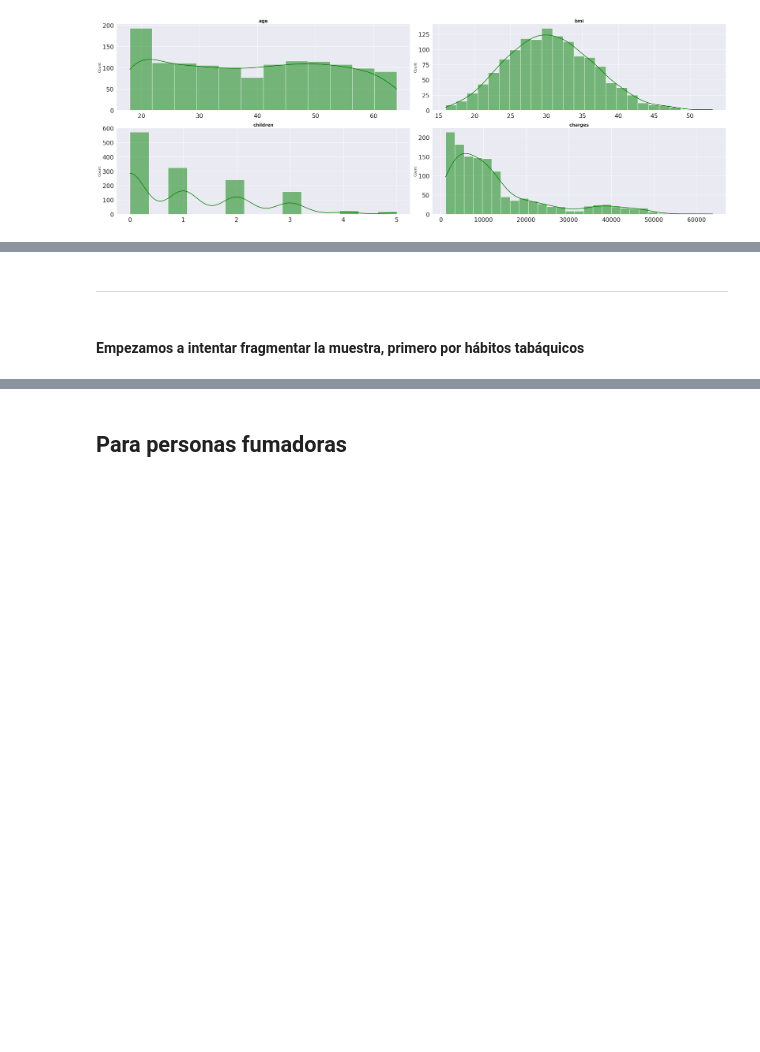
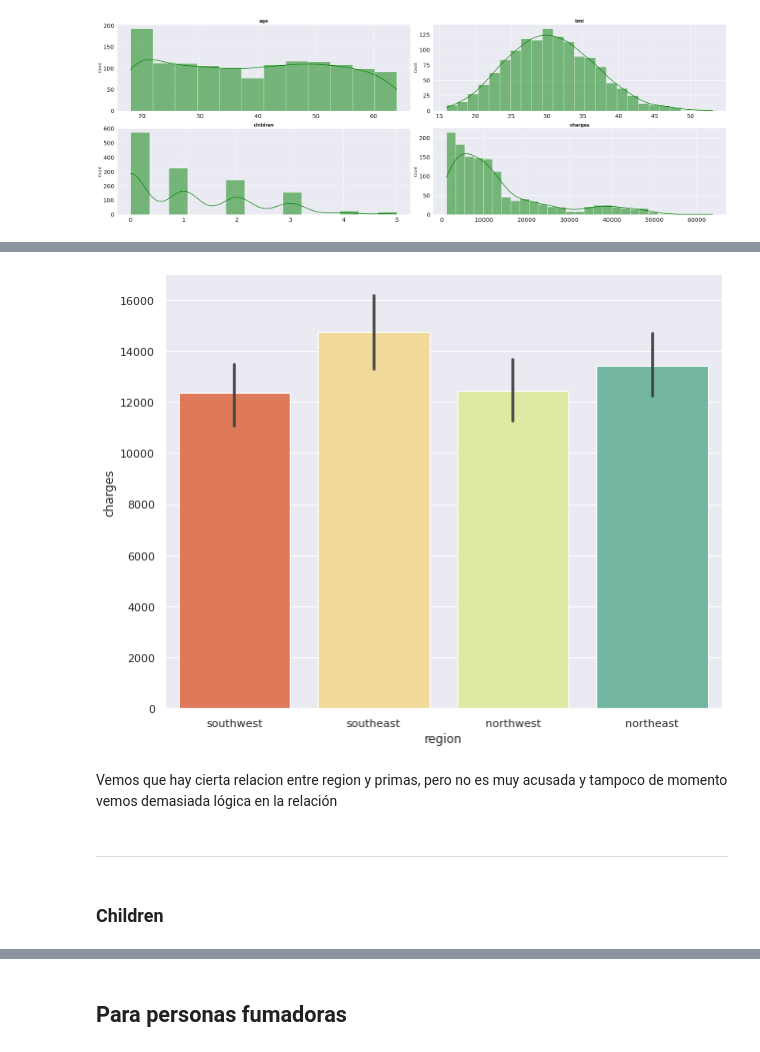
Before and after one commit to Adalab/DA-modulo-3-sprint-1-ana-anak, a Jupyter notebook: regresion-lineal/01-RL-ML-Intro.ipynb, the cells around one changed output, grey strips where cells are left out. Cells and saved outputs as stored; diff of their text form; code cells hidden in the pictures; blank space fills up the shorter version.

```diff
--- a/regresion-lineal/01-RL-ML-Intro.ipynb
+++ b/regresion-lineal/01-RL-ML-Intro.ipynb
@@ -209,4 +286,10 @@ fig.tight_layout();
+# %%
+sns.barplot(x='region', y='charges', data=df, palette='Spectral');
+# %% [output]
+[figure, added]
+# %% [markdown]
+Vemos que hay cierta relacion entre region y primas, pero no es muy acusada y tampoco de momento vemos demasiada lógica en la relación
 # %% [markdown]
 ---
-# %% [markdown]
-#### Empezamos a intentar fragmentar la muestra, primero por hábitos tabáquicos
+# %% [markdown]
+### Children
```
Also changed, not shown: parts of 131 cells of this notebook, 24 other files.
